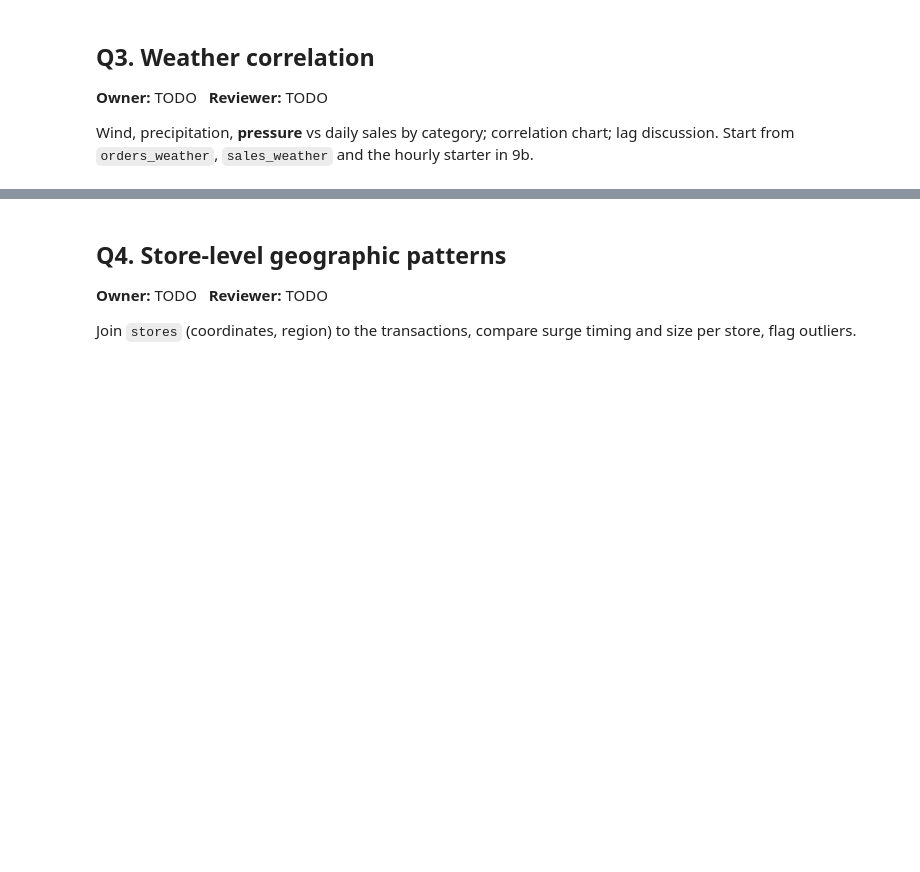
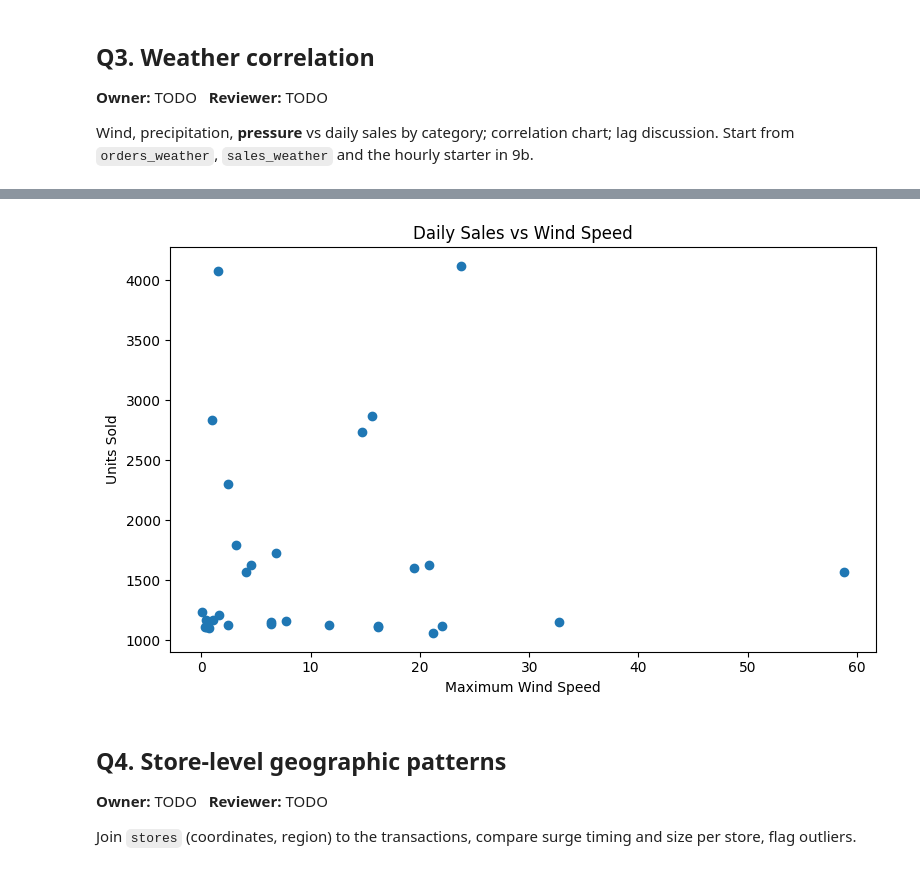
Before and after one commit to amulyasundaresan/Midterm-1, a Jupyter notebook: Notebooks/midterm_combined_notebook_1.ipynb, the cells around one changed output, grey strips where cells are left out. Cells and saved outputs as stored; diff of their text form; code cells hidden in the pictures; blank space fills up the shorter version.

```diff
--- a/Notebooks/midterm_combined_notebook_1.ipynb
+++ b/Notebooks/midterm_combined_notebook_1.ipynb
@@ -1030,3 +1063,15 @@ sales_pressure_corr = (orders_weather['units'].corr(orders_weather['pressure_msl
+# %%
+plt.figure(figsize =(8,5))
+plt.scatter(orders_weather['precipitation_sum'],orders_weather['units'])
+
+plt.title('Daily Sales vs Wind Speed')
+plt.xlabel('Maximum Wind Speed')
+plt.ylabel('Units Sold')
+
+plt.tight_layout()
+plt.show()
+# %% [output]
+[figure, added]
 # %% [markdown]
 ## Q4. Store-level geographic patterns
 **Owner:** TODO &nbsp; **Reviewer:** TODO
```
Also changed, not shown: parts of 3 cells of this notebook.
